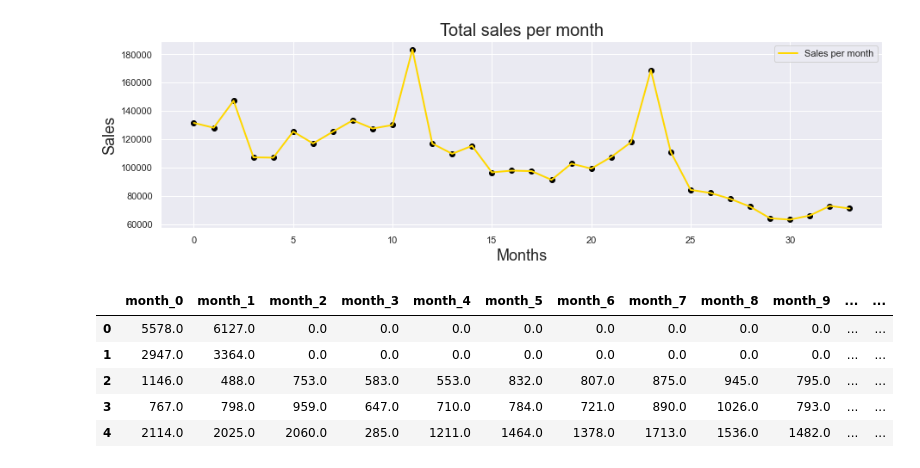
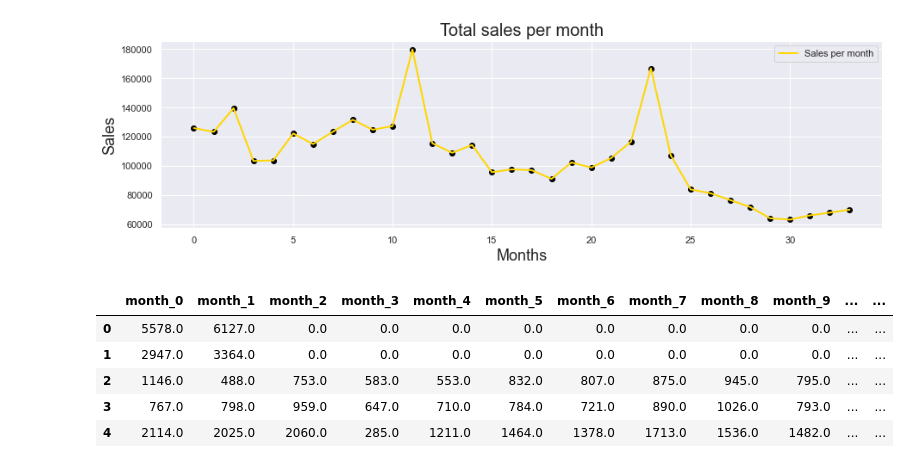
Before and after one commit to Alberto7526/MonografiaGithub, a Jupyter notebook: Analítica descriptiva.ipynb, the cells around one changed output. Drawn from its saved outputs; the diff is of its cells as text; code cells hidden in the pictures.

```diff
--- a/Analítica descriptiva.ipynb
+++ b/Analítica descriptiva.ipynb
@@ -53,17 +53,17 @@ memory usage: 945.6+ KB
 # %%
-sum_per_month = df_shops_categories.drop(['id','shop_id','item_category_id'],axis=1).sum()
+sum_per_month = df_shops_categories.drop(['shop_id','item_category_id'],axis=1).sum()
 sns.set()
 fig, ax = plt.subplots(figsize=(15,4))
 ax.scatter(range(0,34),sum_per_month,color='black')
 ax.plot(range(0,34),sum_per_month,label = 'Sales per month',color='gold',linewidth = 2)
 plt.xlabel('Months',fontsize=18)
 plt.ylabel('Sales',fontsize=18)
 plt.title('Total sales per month',fontsize=20)
 plt.legend()
 plt.savefig('Sales_per_month.png',dpi=300)
 plt.show()
 # %% [output]
-[figure, old version]
+[figure, new version]
 # %%
 df_shops = div_d.transform_data_shop(df)
 df_shops = df_shops.drop(['shop_id'],axis=1)
```
Also changed, not shown: parts of 6 cells of this notebook, 2 other files.
